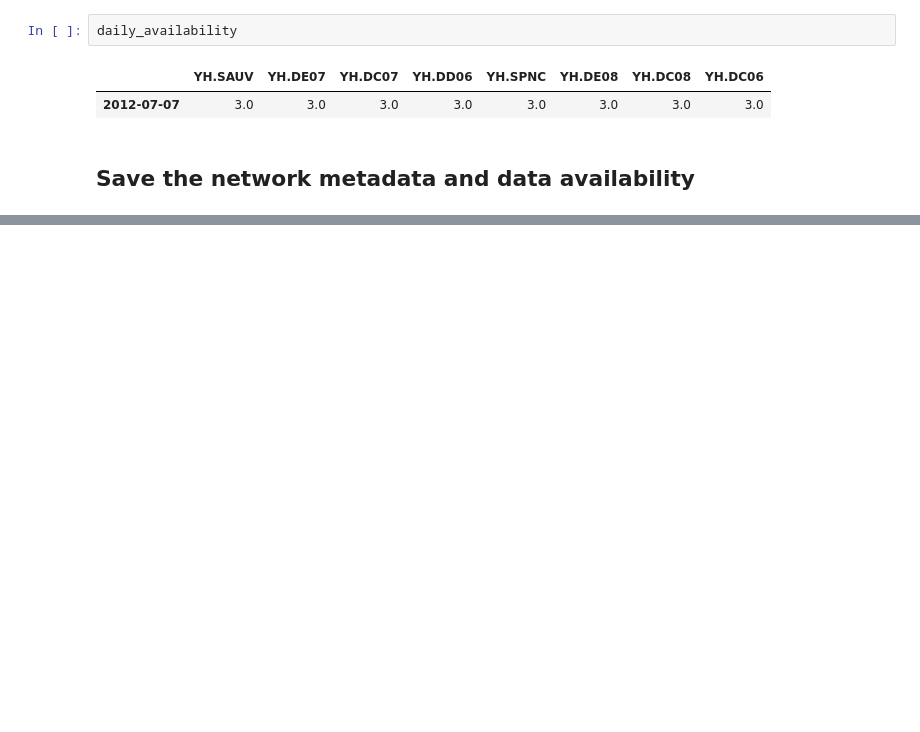
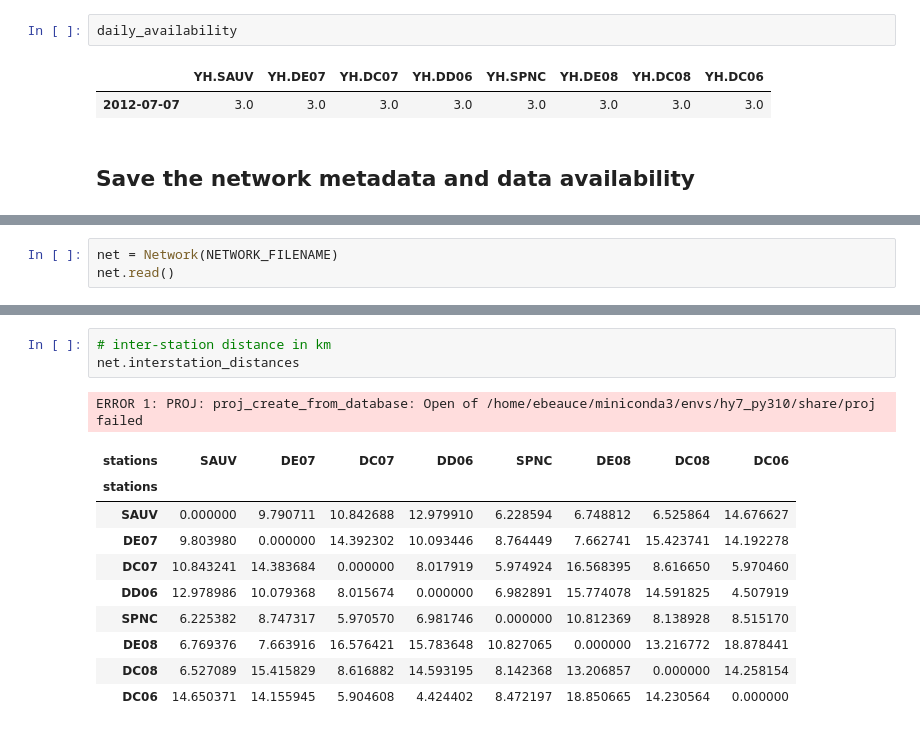
Before and after one commit to ebeauce/Seismic_BPMF, a Jupyter notebook: tutorial/notebooks/3_network_file.ipynb, the cells around one changed output, grey strips where cells are left out. Saved outputs shown, nothing was run; the diff lists cells and outputs as text; blank space fills up the shorter version.

```diff
--- a/tutorial/notebooks/3_network_file.ipynb
+++ b/tutorial/notebooks/3_network_file.ipynb
@@ -121,0 +120,3 @@ OSError: Cannot save file into a non-existent directory: 'network'
+# %%
+net = Network(NETWORK_FILENAME)
+net.read()
@@ -121,0 +137,15 @@ OSError: Cannot save file into a non-existent directory: 'network'
+# %%
+# inter-station distance in km
+net.interstation_distances
+# %% [output]
+ERROR 1: PROJ: proj_create_from_database: Open of /home/ebeauce/miniconda3/envs/hy7_py310/share/proj failed
+| stations | SAUV | DE07 | DC07 | DD06 | SPNC | DE08 | DC08 | DC06 |
+| stations |  |  |  |  |  |  |  |  |
+| SAUV | 0.000000 | 9.790711 | 10.842688 | 12.979910 | 6.228594 | 6.748812 | 6.525864 | 14.676627 |
+| DE07 | 9.803980 | 0.000000 | 14.392302 | 10.093446 | 8.764449 | 7.662741 | 15.423741 | 14.192278 |
+| DC07 | 10.843241 | 14.383684 | 0.000000 | 8.017919 | 5.974924 | 16.568395 | 8.616650 | 5.970460 |
+| DD06 | 12.978986 | 10.079368 | 8.015674 | 0.000000 | 6.982891 | 15.774078 | 14.591825 | 4.507919 |
+| SPNC | 6.225382 | 8.747317 | 5.970570 | 6.981746 | 0.000000 | 10.812369 | 8.138928 | 8.515170 |
+| DE08 | 6.769376 | 7.663916 | 16.576421 | 15.783648 | 10.827065 | 0.000000 | 13.216772 | 18.878441 |
+| DC08 | 6.527089 | 15.415829 | 8.616882 | 14.593195 | 8.142368 | 13.206857 | 0.000000 | 14.258154 |
+| DC06 | 14.650371 | 14.155945 | 5.904608 | 4.424402 | 8.472197 | 18.850665 | 14.230564 | 0.000000 |
```
Also changed, not shown: parts of 6 cells of this notebook, 2 other files.
